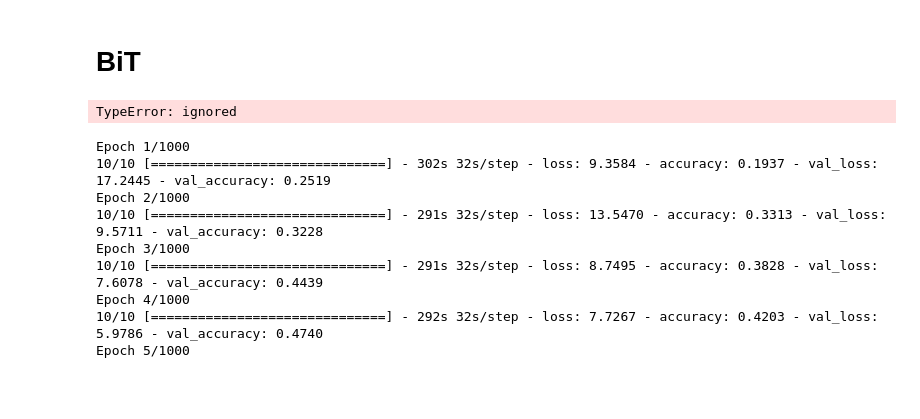
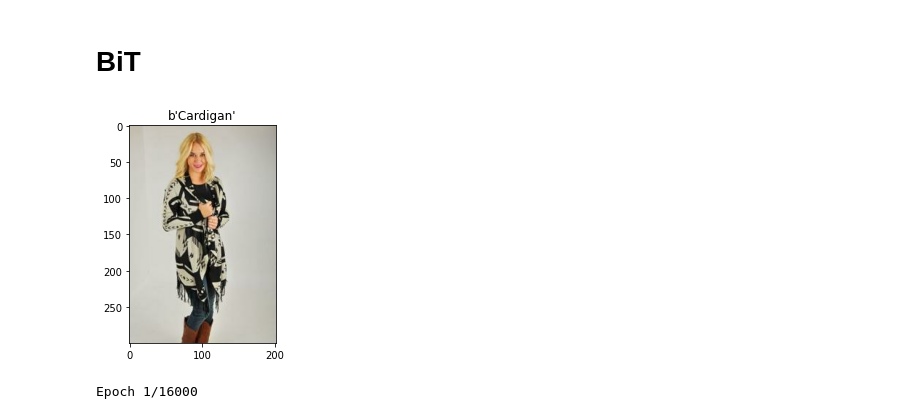
Before and after one commit to andrei-micuda/TheWardrobeVue, a Jupyter notebook: ClothesClassification.ipynb, the cells around one changed output. Drawn from its saved outputs; the diff is of its cells as text; code cells hidden in the pictures; blank space fills up the shorter version.

```diff
--- a/ClothesClassification.ipynb
+++ b/ClothesClassification.ipynb
@@ -282 +320,14 @@ Test top 5 accuracy: 0.881
+# %%
+#@title
+import matplotlib.pyplot as plt
+
+for features in ds_train.take(1):
+  image = features['image']
+  label = features['label'].numpy()
+  plt.imshow(image)
+  plt.title(label)
+  plt.show()
+  # image = preprocess_image(image)
+# %% [output]
+[figure, added]
 # %%
@@ -327,7 +375,7 @@ else:
 # Preprocessing helper functions
 
 # Create data pipelines for training and testing:
-BATCH_SIZE = 512
+BATCH_SIZE = 128
 SCHEDULE_LENGTH = SCHEDULE_LENGTH * 512 / BATCH_SIZE
 
 STEPS_PER_EPOCH = 10
@@ -345,12 +393,12 @@ def preprocess_train(features):
   features['image'] = tf.cast(features['image'], tf.float32) / 255.0
   return features
 
-def preprocess_test(features):
+def preprocess_val(features):
   features['image'] = tf.image.resize(features['image'], [RESIZE_TO, RESIZE_TO])
   features['image'] = tf.cast(features['image'], tf.float32) / 255.0
   return features
 
-pipeline_train = (train_dataset
+pipeline_train = (ds_train
                   .shuffle(10000)
                   .repeat(int(SCHEDULE_LENGTH * BATCH_SIZE / DATASET_NUM_TRAIN_EXAMPLES * STEPS_PER_EPOCH) + 1 + 50)  # repeat dataset_size / num_steps
                   .map(preprocess_train, num_parallel_calls=8)
@@ -358,12 +406,10 @@ pipeline_train = (train_dataset
                   .map(cast_to_tuple)  # for keras model.fit
                   .prefetch(2))
 
-pipeline_test = (test_dataset.map(preprocess_test, num_parallel_calls=1)
+pipeline_val = (ds_val.map(preprocess_val, num_parallel_calls=1)
                   .map(cast_to_tuple)  # for keras model.fit
                   .batch(BATCH_SIZE)
                   .prefetch(2))
-# %% [output]
-TypeError: ignored
 # %%
 # Define optimiser and loss
 
@@ -381,30 +427,22 @@ model.compile(optimizer=optimizer,
               metrics=['accuracy'])
 
 # Fine-tune model
+history = model.fit(
+    pipeline_train,
+    batch_size=BATCH_SIZE,
+    steps_per_epoch=STEPS_PER_EPOCH,
+    epochs= int(SCHEDULE_LENGTH / STEPS_PER_EPOCH),  # TODO: replace with `epochs=10` here to shorten fine-tuning for tutorial if you wish
+    validation_data=pipeline_val  # here we are only using
+                                   # this data to evaluate our performance
+)
+
 # history = model.fit(
 #     pipeline_train,
 #     batch_size=BATCH_SIZE,
 #     steps_per_epoch=STEPS_PER_EPOCH,
 #     epochs= int(SCHEDULE_LENGTH / STEPS_PER_EPOCH),  # TODO: replace with `epochs=10` here to shorten fine-tuning for tutorial if you wish
-#     validation_data=pipeline_test  # here we are only using
-#                                    # this data to evaluate our performance
+#     validation_data=pipeline_val  # here we are only using
+#                                   # this data to evaluate our performance
 # )
-
-history = model.fit(
-    train_dataset,
-    batch_size=BATCH_SIZE,
-    steps_per_epoch=STEPS_PER_EPOCH,
-    epochs= int(SCHEDULE_LENGTH / STEPS_PER_EPOCH),  # TODO: replace with `epochs=10` here to shorten fine-tuning for tutorial if you wish
-    validation_data=val_dataset  # here we are only using
-                                   # this data to evaluate our performance
-)
 # %% [output]
-Epoch 1/1000
-10/10 [==============================] - 302s 32s/step - loss: 9.3584 - accuracy: 0.1937 - val_loss: 17.2445 - val_accuracy: 0.2519
-Epoch 2/1000
-10/10 [==============================] - 291s 32s/step - loss: 13.5470 - accuracy: 0.3313 - val_loss: 9.5711 - val_accuracy: 0.3228
-Epoch 3/1000
-10/10 [==============================] - 291s 32s/step - loss: 8.7495 - accuracy: 0.3828 - val_loss: 7.6078 - val_accuracy: 0.4439
-Epoch 4/1000
-10/10 [==============================] - 292s 32s/step - loss: 7.7267 - accuracy: 0.4203 - val_loss: 5.9786 - val_accuracy: 0.4740
-Epoch 5/1000
+Epoch 1/16000
```
Also changed, not shown: parts of 6 cells of this notebook.
